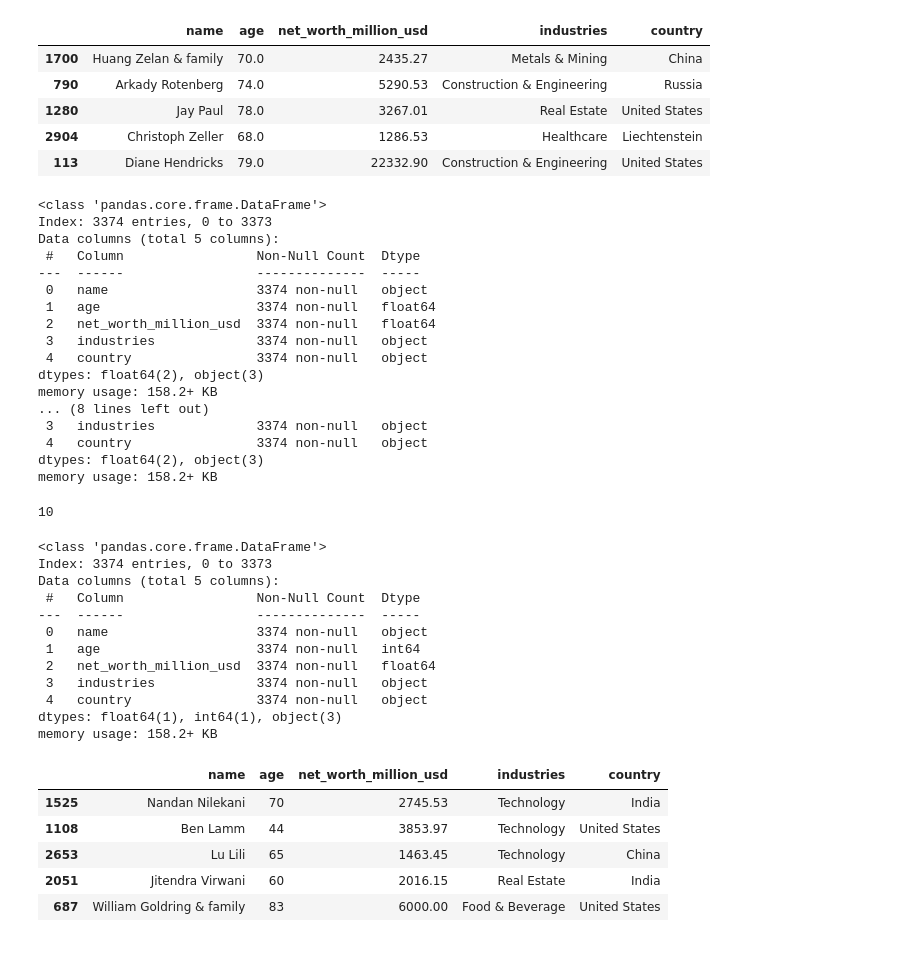
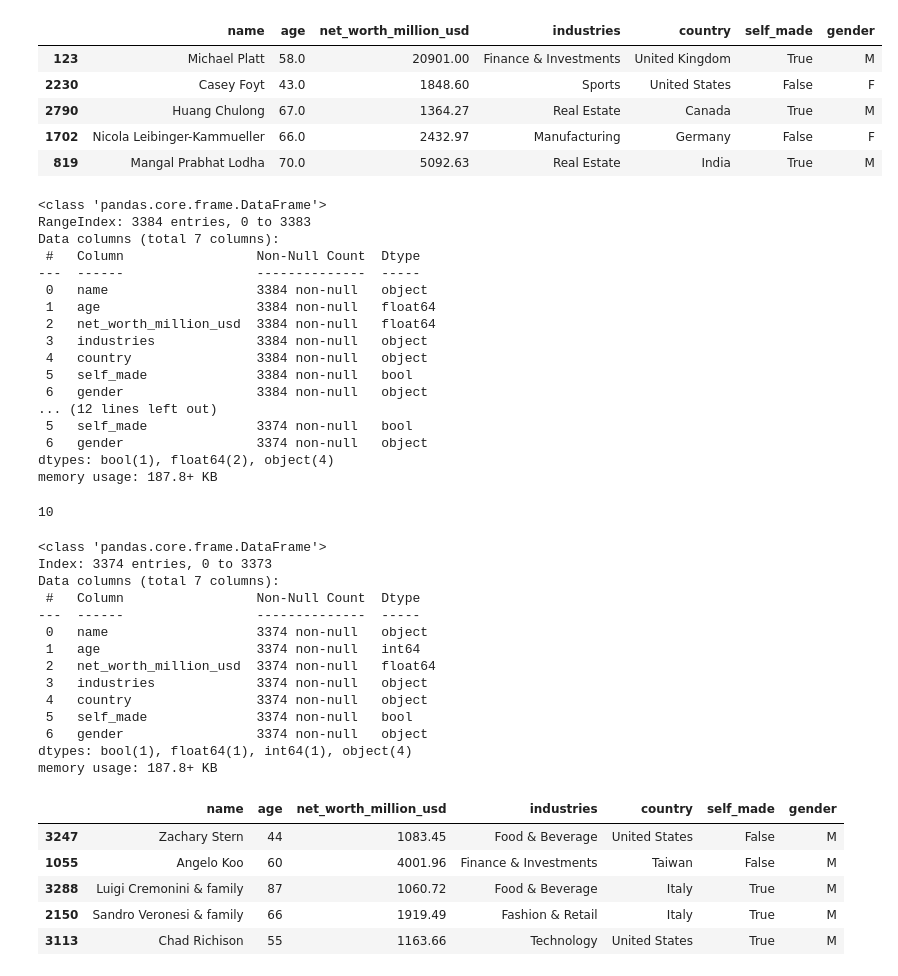
Before and after one commit to y-india/codes, a Jupyter notebook: billion_anaysis/code2.ipynb, the cells around one changed output. Drawn from its saved outputs; the diff is of its cells as text; code cells hidden in the pictures.

```diff
--- a/billion_anaysis/code2.ipynb
+++ b/billion_anaysis/code2.ipynb
@@ -74,5 +84,5 @@ Index(['rank', 'person_name', 'gender', 'age', 'country', 'iso3',
 # %%
-df_needed = pd.read_csv("billionaire_individual_needed_columns.csv")
+df_needed = pd.read_csv("billion_file_changes/billionaire_individual_needed_columns.csv")
 
 print(f"number of columns: {len(df_needed.columns)}, name of columns: {df_needed.columns}")
 
@@ -114,26 +124,27 @@ np.int64(0)
 # %%
 df_needed.head()
 
 df_needed = df_needed[[
     "name",
     "age",
     "net_worth_million_usd",
     # "primary_industry",
     "industries",
-    "country"
+    "country",
+    "self_made",
     # "city",
-    # "gender"
+    "gender"
 ]]
 
 
 df_needed.sample(n=5)
 # %% [output]
-|  | name | age | net_worth_million_usd | industries | country |
-| 1700 | Huang Zelan & family | 70.0 | 2435.27 | Metals & Mining | China |
-| 790 | Arkady Rotenberg | 74.0 | 5290.53 | Construction & Engineering | Russia |
-| 1280 | Jay Paul | 78.0 | 3267.01 | Real Estate | United States |
-| 2904 | Christoph Zeller | 68.0 | 1286.53 | Healthcare | Liechtenstein |
-| 113 | Diane Hendricks | 79.0 | 22332.90 | Construction & Engineering | United States |
+|  | name | age | net_worth_million_usd | industries | country | self_made | gender |
+| 123 | Michael Platt | 58.0 | 20901.00 | Finance & Investments | United Kingdom | True | M |
+| 2230 | Casey Foyt | 43.0 | 1848.60 | Sports | United States | False | F |
+| 2790 | Huang Chulong | 67.0 | 1364.27 | Real Estate | Canada | True | M |
+| 1702 | Nicola Leibinger-Kammueller | 66.0 | 2432.97 | Manufacturing | Germany | False | F |
+| 819 | Mangal Prabhat Lodha | 70.0 | 5092.63 | Real Estate | India | True | M |
 # %%
 # now let's remove billionaires with net worth less than 1 billion USD
 
@@ -147,22 +158,22 @@ df_needed.info()
 3384-3374
 # %% [output]
 <class 'pandas.core.frame.DataFrame'>
-Index: 3374 entries, 0 to 3373
-Data columns (total 5 columns):
+RangeIndex: 3384 entries, 0 to 3383
+Data columns (total 7 columns):
  #   Column                 Non-Null Count  Dtype
 ---  ------                 --------------  -----
- 0   name                   3374 non-null   object
- 1   age                    3374 non-null   float64
- 2   net_worth_million_usd  3374 non-null   float64
- 3   industries             3374 non-null   object
- 4   country                3374 non-null   object
-dtypes: float64(2), object(3)
-memory usage: 158.2+ KB
-... (8 lines left out)
- 3   industries             3374 non-null   object
- 4   country                3374 non-null   object
-dtypes: float64(2), object(3)
-memory usage: 158.2+ KB
+ 0   name                   3384 non-null   object
+ 1   age                    3384 non-null   float64
+ 2   net_worth_million_usd  3384 non-null   float64
+ 3   industries             3384 non-null   object
+ 4   country                3384 non-null   object
+ 5   self_made              3384 non-null   bool
+ 6   gender                 3384 non-null   object
+... (12 lines left out)
+ 5   self_made              3374 non-null   bool
+ 6   gender                 3374 non-null   object
+dtypes: bool(1), float64(2), object(4)
+memory usage: 187.8+ KB
 10
 # %%
 
@@ -177,7 +188,7 @@ df_needed.sample(n=5)
 # %% [output]
 <class 'pandas.core.frame.DataFrame'>
 Index: 3374 entries, 0 to 3373
-Data columns (total 5 columns):
+Data columns (total 7 columns):
  #   Column                 Non-Null Count  Dtype
 ---  ------                 --------------  -----
  0   name                   3374 non-null   object
@@ -185,14 +196,16 @@ Data columns (total 5 columns):
  2   net_worth_million_usd  3374 non-null   float64
  3   industries             3374 non-null   object
  4   country                3374 non-null   object
-dtypes: float64(1), int64(1), object(3)
-memory usage: 158.2+ KB
+ 5   self_made              3374 non-null   bool
+ 6   gender                 3374 non-null   object
+dtypes: bool(1), float64(1), int64(1), object(4)
+memory usage: 187.8+ KB
-|  | name | age | net_worth_million_usd | industries | country |
-| 1525 | Nandan Nilekani | 70 | 2745.53 | Technology | India |
-| 1108 | Ben Lamm | 44 | 3853.97 | Technology | United States |
-| 2653 | Lu Lili | 65 | 1463.45 | Technology | China |
-| 2051 | Jitendra Virwani | 60 | 2016.15 | Real Estate | India |
-| 687 | William Goldring & family | 83 | 6000.00 | Food & Beverage | United States |
+|  | name | age | net_worth_million_usd | industries | country | self_made | gender |
+| 3247 | Zachary Stern | 44 | 1083.45 | Food & Beverage | United States | False | M |
+| 1055 | Angelo Koo | 60 | 4001.96 | Finance & Investments | Taiwan | False | M |
+| 3288 | Luigi Cremonini & family | 87 | 1060.72 | Food & Beverage | Italy | True | M |
+| 2150 | Sandro Veronesi & family | 66 | 1919.49 | Fashion & Retail | Italy | True | M |
+| 3113 | Chad Richison | 55 | 1163.66 | Technology | United States | True | M |
 # %%
 df_needed.to_csv("billionaire_individual_perfect.csv", index=False)
 # %%
```
Also changed, not shown: parts of 5 cells of this notebook, 1 other file.
